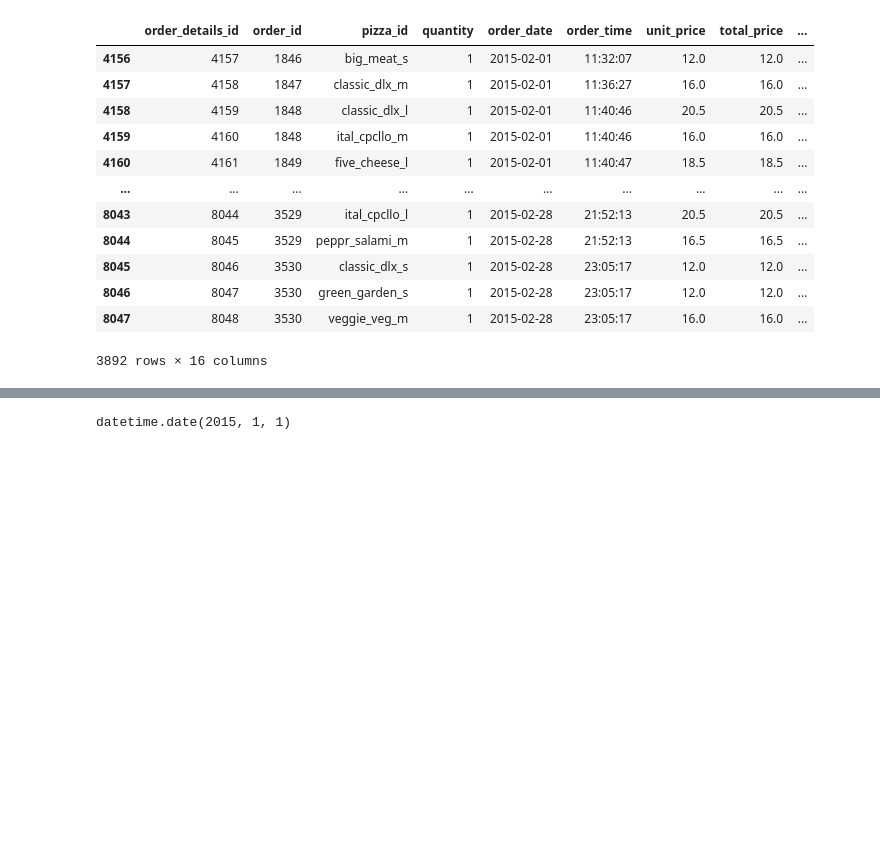
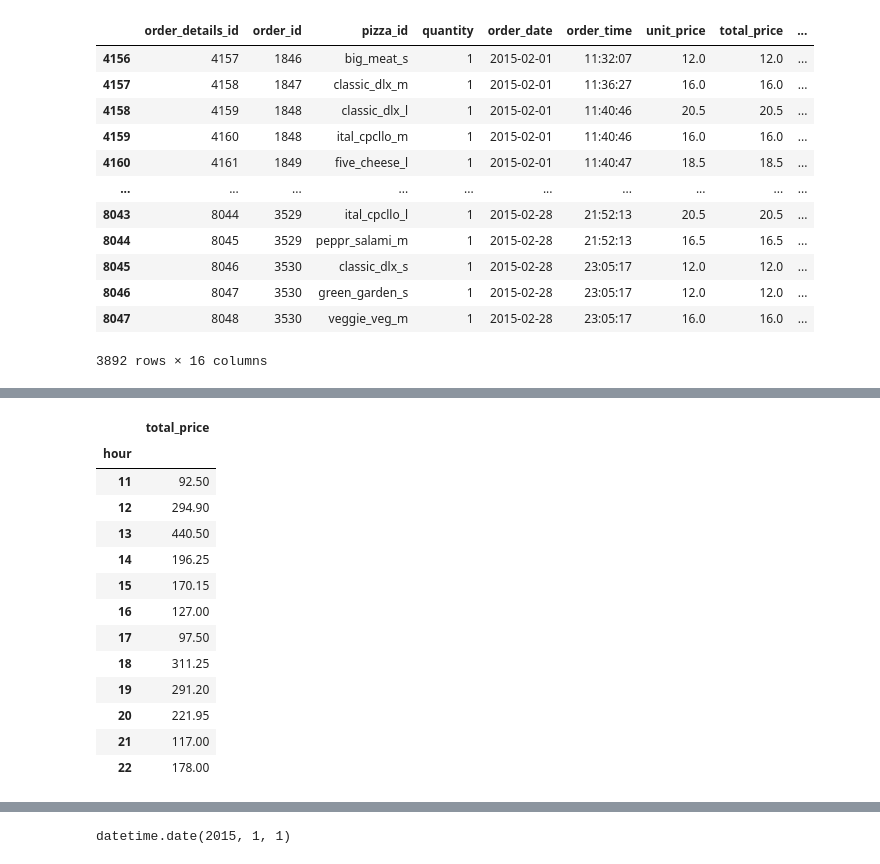
Before and after one commit to talesaraujoc/mr_pizza_web_app, a Jupyter notebook: notebook.ipynb, the cells around one changed output, grey strips where cells are left out. Saved outputs shown, nothing was run; the diff lists cells and outputs as text; code cells hidden in the pictures; blank space fills up the shorter version.

```diff
--- a/notebook.ipynb
+++ b/notebook.ipynb
@@ -177,0 +223,17 @@ df_mes_escolhido
+# %%
+df_analise_dia.groupby('hour').agg({'total_price':'sum'})
+# %% [output]
+|  | total_price |
+| hour |  |
+| 11 | 92.50 |
+| 12 | 294.90 |
+| 13 | 440.50 |
+| 14 | 196.25 |
+| 15 | 170.15 |
+| 16 | 127.00 |
+| 17 | 97.50 |
+| 18 | 311.25 |
+| 19 | 291.20 |
+| 20 | 221.95 |
+| 21 | 117.00 |
+| 22 | 178.00 |
```
Also changed, not shown: parts of 10 cells of this notebook, 2 other files.
